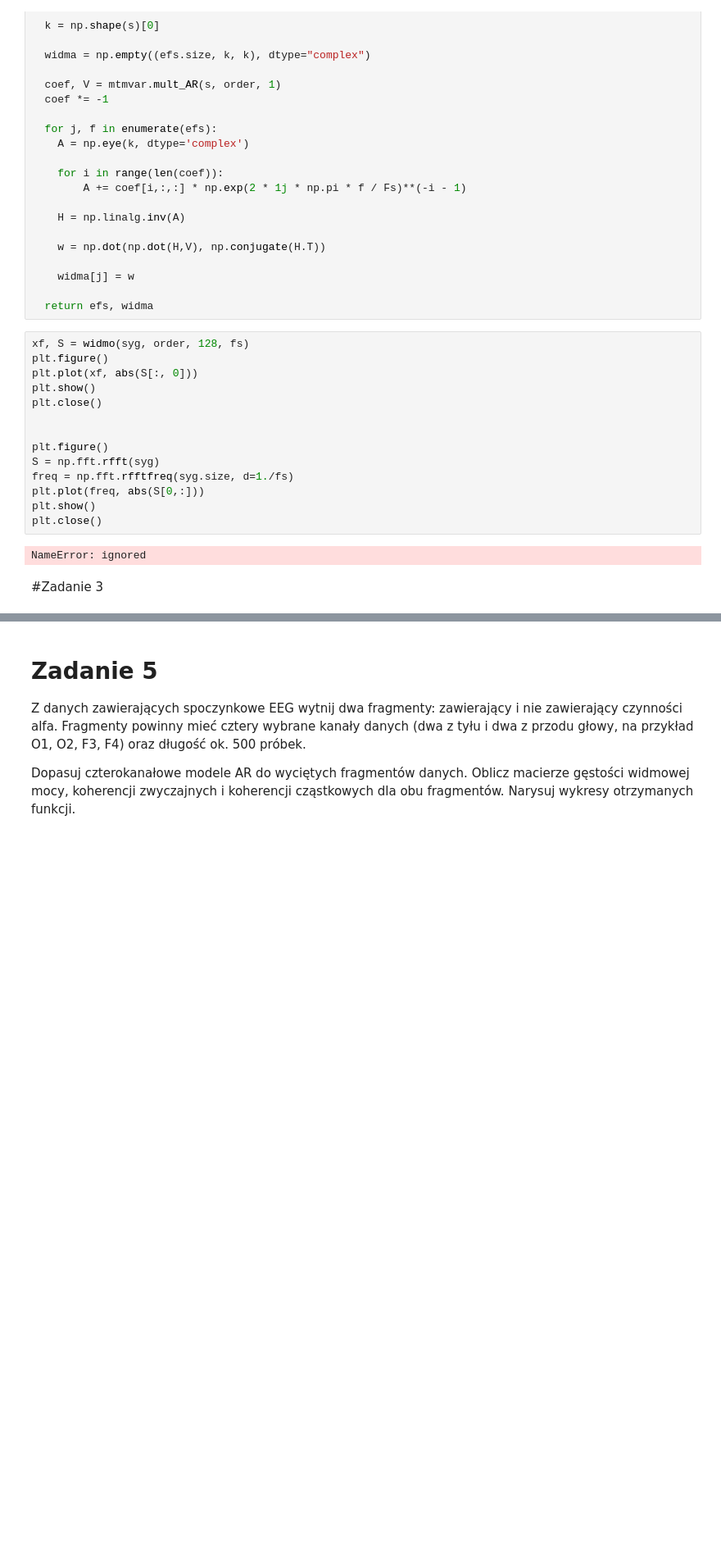
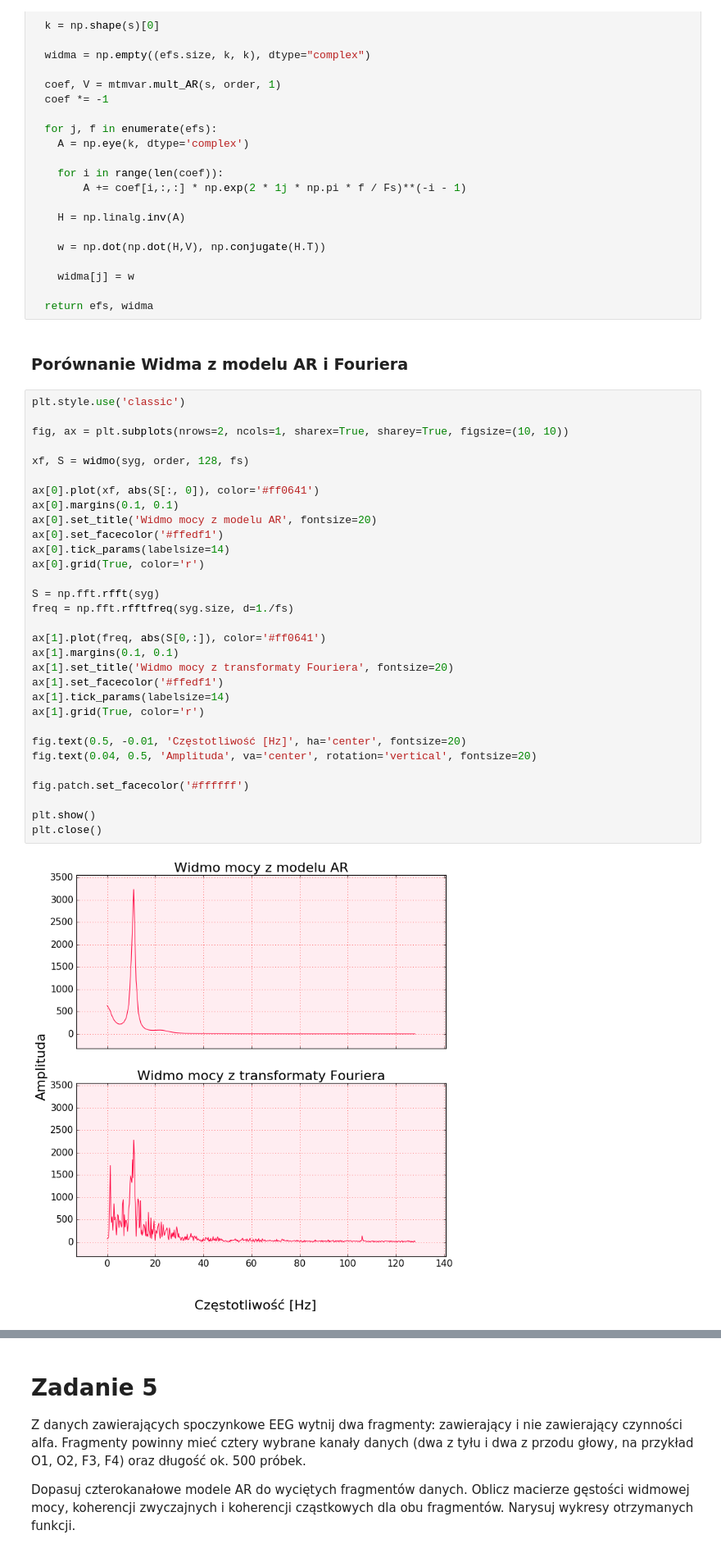
Before and after one commit to PPierzc/PracowniaEEG, a Jupyter notebook: Widmowa_analiza_parametryczna.ipynb, the cells around one changed output, grey strips where cells are left out. Shown at 82% size. Drawn from its saved outputs; the diff is of its cells as text; blank space fills up the shorter version.

```diff
--- a/Widmowa_analiza_parametryczna.ipynb
+++ b/Widmowa_analiza_parametryczna.ipynb
@@ -136,21 +169,38 @@ def widmo(s, order, f_max, Fs=128,df=1):
     widma[j] = w
 
   return efs, widma
-# %%
-xf, S = widmo(syg, order, 128, fs)
-plt.figure()
-plt.plot(xf, abs(S[:, 0]))
-plt.show()
-plt.close()
-
-
-plt.figure()
-S = np.fft.rfft(syg)
-freq = np.fft.rfftfreq(syg.size, d=1./fs)
-plt.plot(freq, abs(S[0,:]))
-plt.show()
-plt.close()
-# %% [output]
-NameError: ignored
-# %% [markdown]
-#Zadanie 3
+# %% [markdown]
+### Porównanie Widma z modelu AR i Fouriera
+# %%
+plt.style.use('classic')
+
+fig, ax = plt.subplots(nrows=2, ncols=1, sharex=True, sharey=True, figsize=(10, 10))
+
+xf, S = widmo(syg, order, 128, fs)
+
+ax[0].plot(xf, abs(S[:, 0]), color='#ff0641')
+ax[0].margins(0.1, 0.1)
+ax[0].set_title('Widmo mocy z modelu AR', fontsize=20)
+ax[0].set_facecolor('#ffedf1')
+ax[0].tick_params(labelsize=14)
+ax[0].grid(True, color='r')
+
+S = np.fft.rfft(syg)
+freq = np.fft.rfftfreq(syg.size, d=1./fs)
+
+ax[1].plot(freq, abs(S[0,:]), color='#ff0641')
+ax[1].margins(0.1, 0.1)
+ax[1].set_title('Widmo mocy z transformaty Fouriera', fontsize=20)
+ax[1].set_facecolor('#ffedf1')
+ax[1].tick_params(labelsize=14)
+ax[1].grid(True, color='r')
+
+fig.text(0.5, -0.01, 'Częstotliwość [Hz]', ha='center', fontsize=20)
+fig.text(0.04, 0.5, 'Amplituda', va='center', rotation='vertical', fontsize=20)
+
+fig.patch.set_facecolor('#ffffff')
+
+plt.show()
+plt.close()
+# %% [output]
+[figure, added]
```
Also changed, not shown: parts of 23 cells of this notebook.
